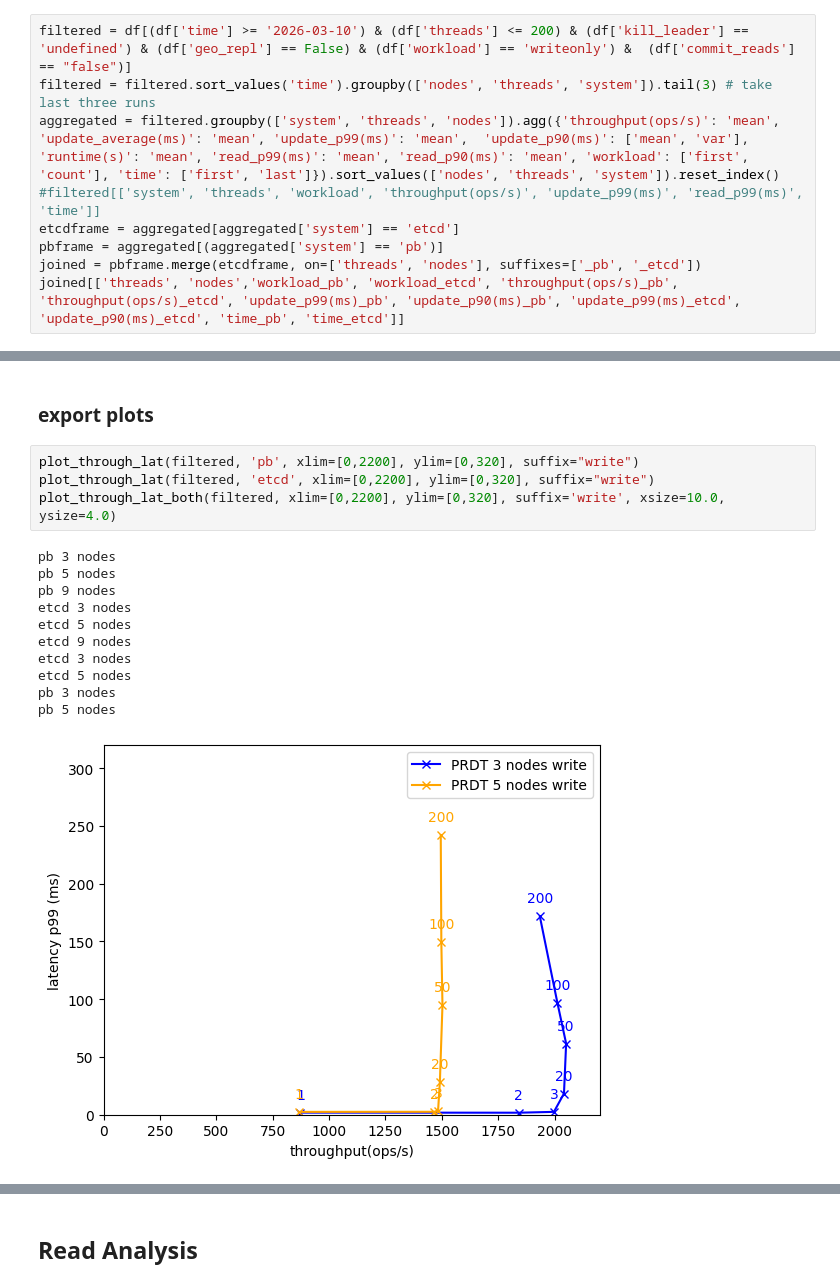
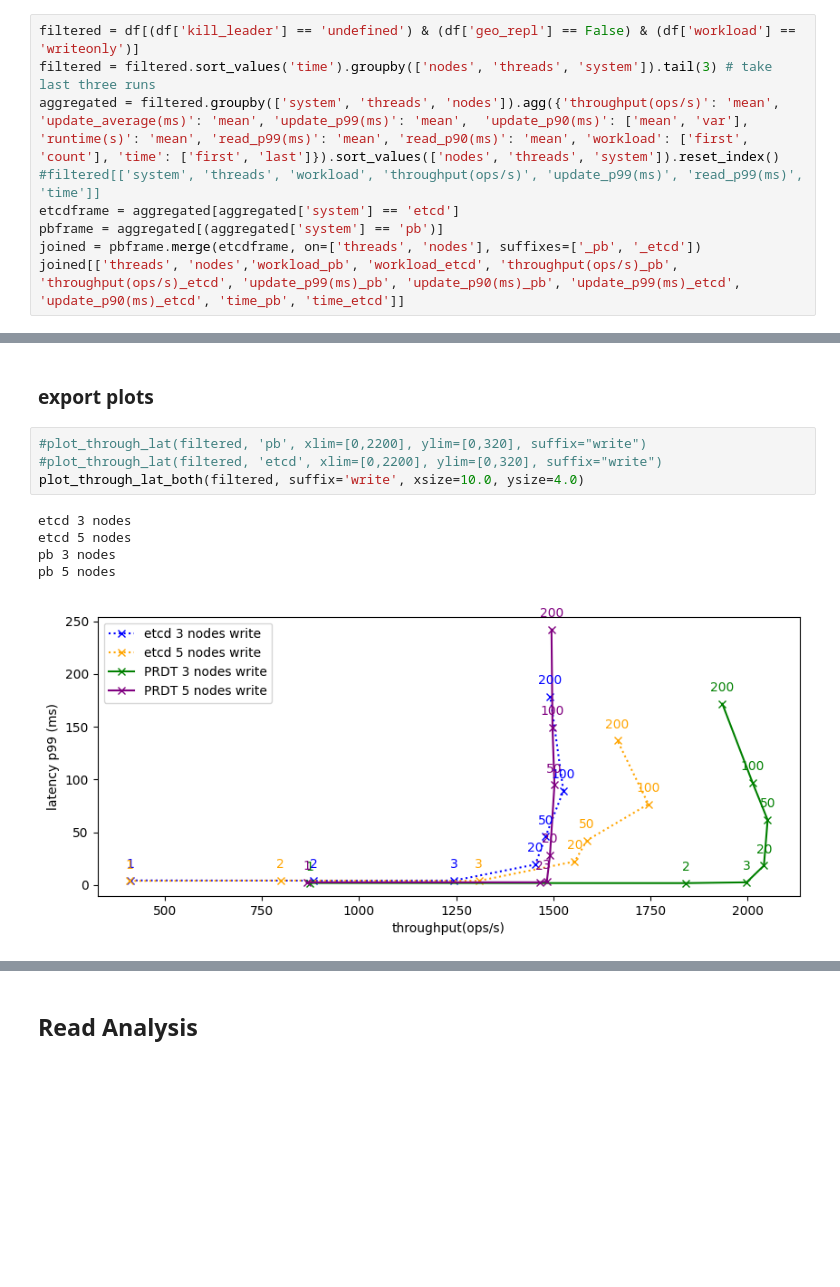
Before and after one commit to stg-tud/protocols-as-datatypes-artifact, a Jupyter notebook: analysis/Data_Visualization.ipynb, the cells around one changed output, grey strips where cells are left out. Drawn from its saved outputs; the diff is of its cells as text; blank space fills up the shorter version.

```diff
--- a/analysis/Data_Visualization.ipynb
+++ b/analysis/Data_Visualization.ipynb
@@ -288,7 +289,7 @@ pd.options.display.max_columns = 50
 # %% [markdown]
 ### prepare dataset
 # %%
-filtered = df[(df['time'] >= '2026-03-10') & (df['threads'] <= 200) & (df['kill_leader'] == 'undefined') & (df['geo_repl'] == False) & (df['workload'] == 'writeonly') &  (df['commit_reads'] == "false")]
+filtered = df[(df['kill_leader'] == 'undefined') & (df['geo_repl'] == False) & (df['workload'] == 'writeonly')]
 filtered = filtered.sort_values('time').groupby(['nodes', 'threads', 'system']).tail(3) # take last three runs
 aggregated = filtered.groupby(['system', 'threads', 'nodes']).agg({'throughput(ops/s)': 'mean', 'update_average(ms)': 'mean', 'update_p99(ms)': 'mean',  'update_p90(ms)': ['mean', 'var'], 'runtime(s)': 'mean', 'read_p99(ms)': 'mean', 'read_p90(ms)': 'mean', 'workload': ['first', 'count'], 'time': ['first', 'last']}).sort_values(['nodes', 'threads', 'system']).reset_index()
 #filtered[['system', 'threads', 'workload', 'throughput(ops/s)', 'update_p99(ms)', 'read_p99(ms)', 'time']]
@@ -362,18 +363,12 @@ nodes & threads & throughput(ops/s)_pb & throughput(ops/s)_etcd & update_p99(ms)
 # %% [markdown]
 ### export plots
 # %%
-plot_through_lat(filtered, 'pb', xlim=[0,2200], ylim=[0,320], suffix="write")
-plot_through_lat(filtered, 'etcd', xlim=[0,2200], ylim=[0,320], suffix="write")
-plot_through_lat_both(filtered, xlim=[0,2200], ylim=[0,320], suffix='write', xsize=10.0, ysize=4.0)
+#plot_through_lat(filtered, 'pb', xlim=[0,2200], ylim=[0,320], suffix="write")
+#plot_through_lat(filtered, 'etcd', xlim=[0,2200], ylim=[0,320], suffix="write")
+plot_through_lat_both(filtered, suffix='write', xsize=10.0, ysize=4.0)
 # %% [output]
-pb 3 nodes
-pb 5 nodes
-pb 9 nodes
-etcd 3 nodes
-etcd 5 nodes
-etcd 9 nodes
 etcd 3 nodes
 etcd 5 nodes
 pb 3 nodes
 pb 5 nodes
-[figure, old version]
+[figure, new version]
```
Also changed, not shown: parts of 5 cells of this notebook.
